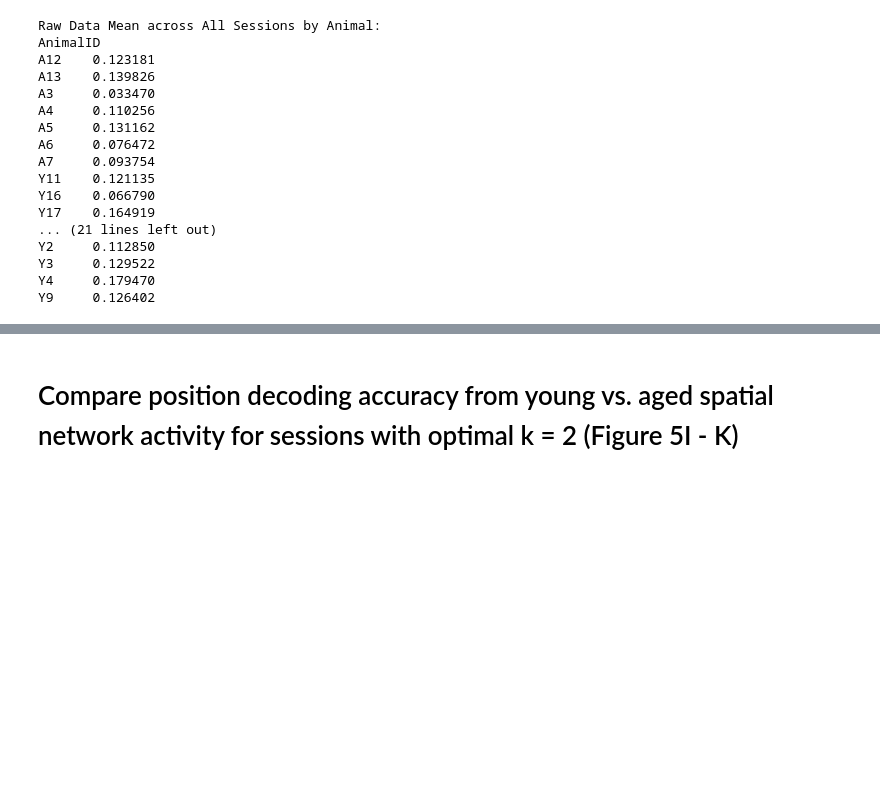
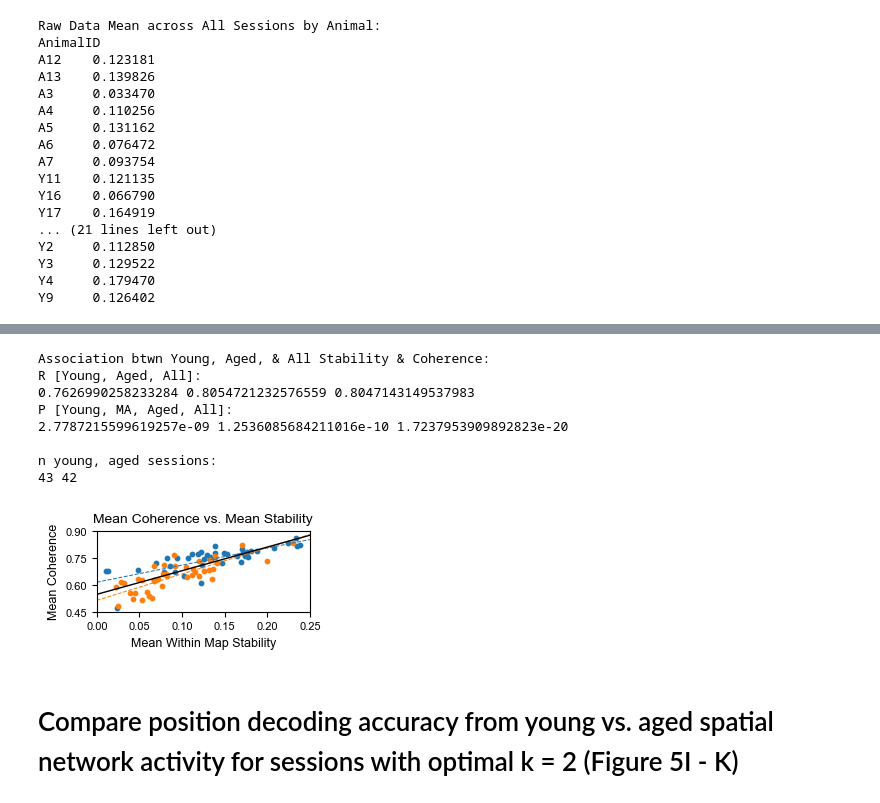
Before and after one commit to GiocomoLab/Herber2024, a Jupyter notebook: Figure 5.ipynb, the cells around one changed output, grey strips where cells are left out. Saved outputs shown, nothing was run; the diff lists cells and outputs as text; code cells hidden in the pictures; blank space fills up the shorter version.

```diff
--- a/Figure 5.ipynb
+++ b/Figure 5.ipynb
@@ -2569,3 +2518,54 @@ n young, aged sessions:
+# %%
+''' Plot 5H: Session Stability vs. Coherence '''
+
+#Coherence vs. Stability
+res = stats.linregress(slocstab5[y_sind99],scoherence99[y_sind99])
+yslope1 = res.slope; yint1 = res.intercept; yr1 = res.rvalue; yp1 = res.pvalue
+
+res = stats.linregress(slocstab5[age_sind99],scoherence99[age_sind99])
+aslope1 = res.slope; aint1 = res.intercept; ar1 = res.rvalue; ap1 = res.pvalue
+
+res = stats.linregress(np.concatenate((slocstab5[y_sind99],slocstab5[age_sind99])),
+                       np.concatenate((scoherence99[y_sind99],scoherence99[age_sind99])))
+allslope1 = res.slope; allint1 = res.intercept; allr1 = res.rvalue; allp1 = res.pvalue
+
+print('\nAssociation btwn Young, Aged, & All Stability & Coherence:')
+print('R [Young, Aged, All]: ')
+print(yr1, ar1, allr1)
+print('P [Young, MA, Aged, All]: ')
+print(yp1, ap1, allp1)
+
+print('\nn young, aged sessions:')
+print(len(y_sind99), len(age_sind99))
+
+#Plot Figure 5H
+fig, ax = plt.subplots(figsize = (2.75,1.05))
+ax.set_title('Mean Coherence vs. Mean Stability', fontsize = 10)
+ax.scatter(slocstab5[y_sind99],scoherence99[y_sind99], color = 'C0', label = 'Young', s = 10)
+ax.scatter(slocstab5[age_sind99],scoherence99[age_sind99], color = 'C1', label = 'Aged', s = 10)
+ax.set_xlabel('Mean Within Map Stability', fontsize = 9)
+ax.set_ylabel('Mean Coherence', fontsize = 9)
+ax.set_xlim([0,0.25])
+ax.set_ylim([0.45,0.9])
+ax.set_yticks([0.45,0.6,0.75,0.9])
+ax.tick_params(labelsize = 8)
+X_plot = np.linspace(ax.get_xlim()[0],ax.get_xlim()[1],100)
+ax.plot(X_plot, yslope1*X_plot + yint1, '--', color = 'C0', linewidth = 0.75, label = 'Young Fit')
+ax.plot(X_plot, aslope1*X_plot + aint1, '--', linewidth = 0.75, color = 'C1', label = 'Aged')
+ax.plot(X_plot, allslope1*X_plot + allint1, '-', linewidth = 1, color = 'k', label = 'All Ages')
+plt.savefig(save_folder + '5H.png', dpi = 400, bbox_inches = 'tight')
+plt.savefig(save_folder + '5H.svg', dpi = 400, bbox_inches = 'tight')
+plt.show()
+# %% [output]
+Association btwn Young, Aged, & All Stability & Coherence:
+R [Young, Aged, All]:
+0.7626990258233284 0.8054721232576559 0.8047143149537983
+P [Young, MA, Aged, All]:
+2.7787215599619257e-09 1.2536085684211016e-10 1.7237953909892823e-20
+
+n young, aged sessions:
+43 42
+[figure, added]
 # %% [markdown]
 # Compare position decoding accuracy from young vs. aged spatial network activity for sessions with optimal k = 2 (Figure 5I - K)
 # %%
```
Also changed, not shown: parts of 2 cells of this notebook.
